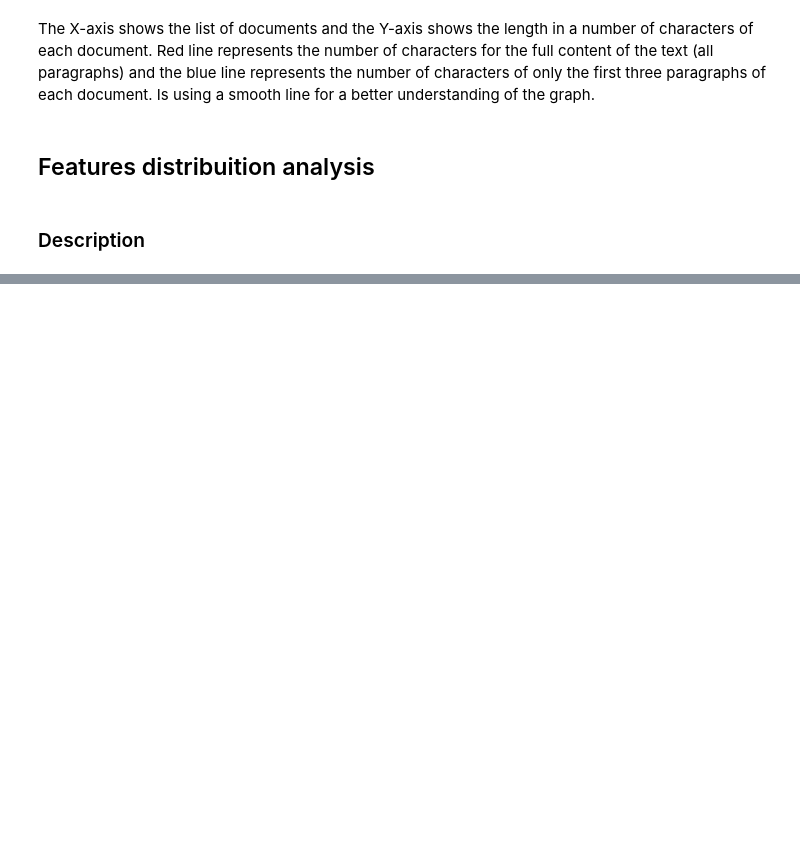
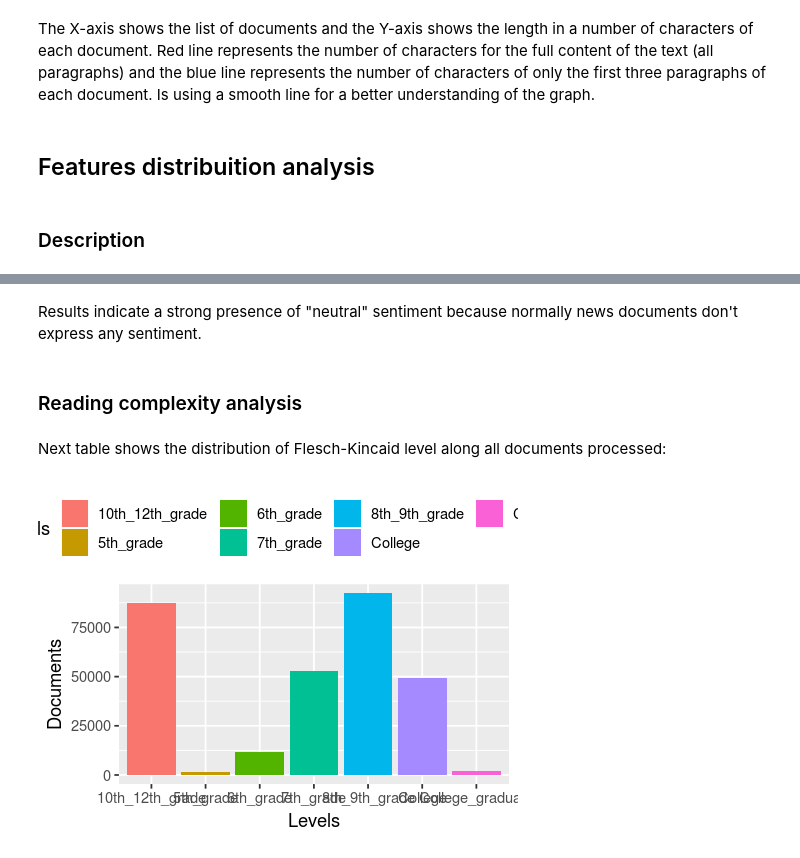
Before and after one commit to feup-infolab/trec-2018, a Jupyter notebook: wapo-analytics.ipynb, the cells around one changed output, grey strips where cells are left out. Drawn from its saved outputs; the diff is of its cells as text; code cells hidden in the pictures; blank space fills up the shorter version.

```diff
--- a/wapo-analytics.ipynb
+++ b/wapo-analytics.ipynb
@@ -82,0 +96,10 @@ Tools for process features:
+# %% [markdown]
+Results indicate a strong presence of "neutral" sentiment because normally news documents don't express any sentiment.
+# %% [markdown]
+### Reading complexity analysis
+# %% [markdown]
+Next table shows the distribution of Flesch-Kincaid level along all documents processed:
+# %%
+plot_readability(features)
+# %% [output]
+[figure, added]
```
Also changed, not shown: parts of 13 cells of this notebook, 1 other file.
